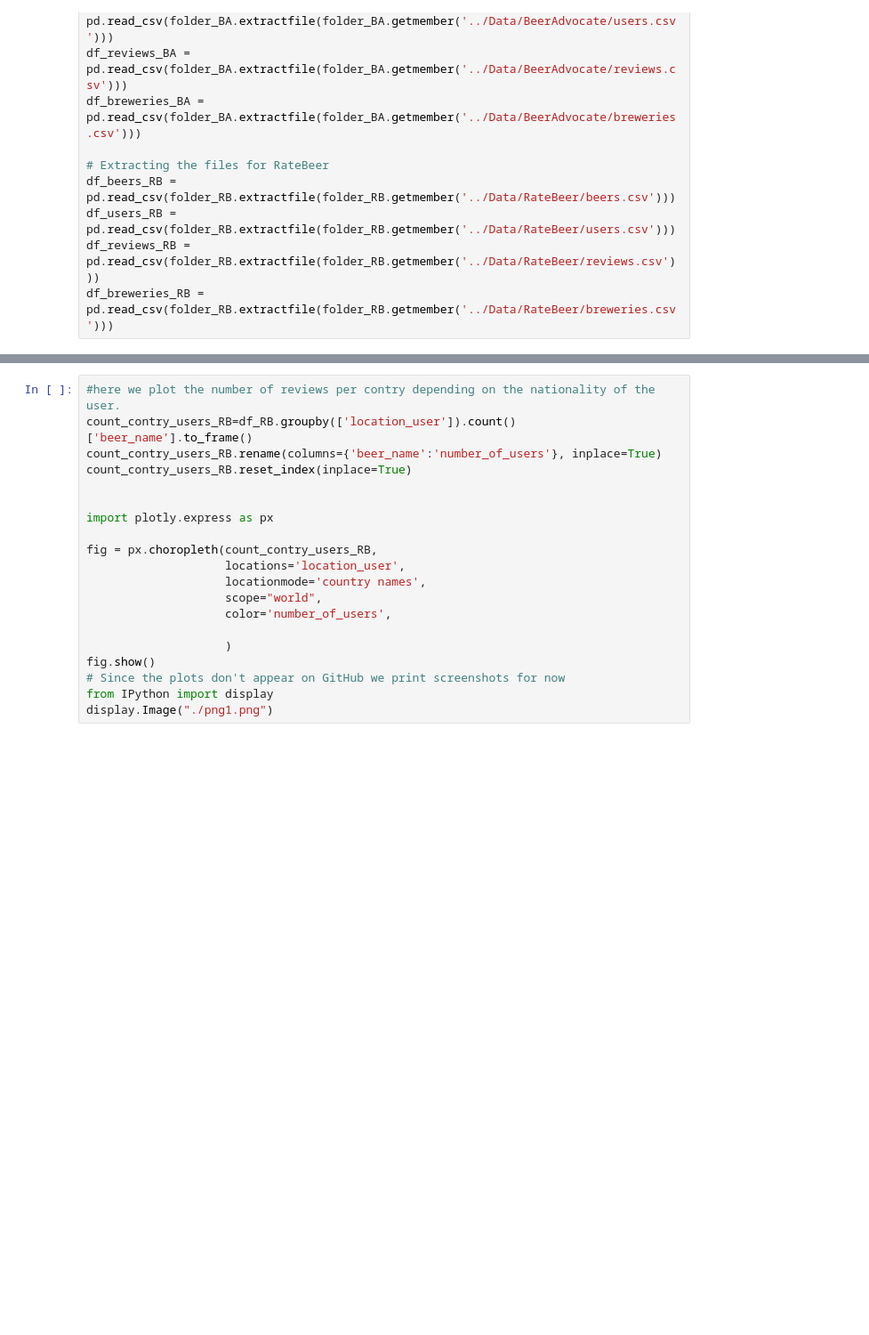
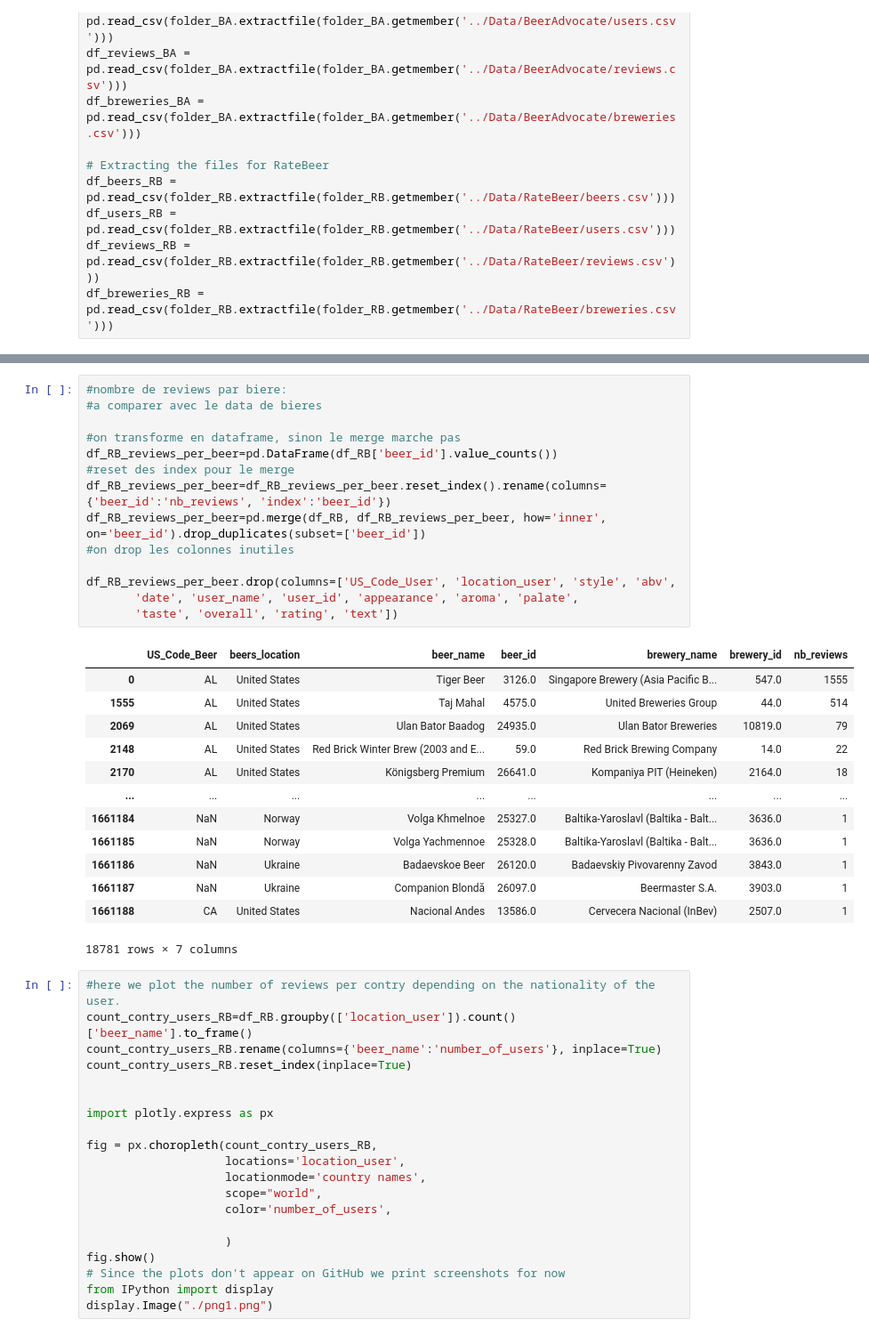
Before and after one commit to epfl-ada/ada-2022-project-datalcoholic, a Jupyter notebook: datalcholic_project_1.ipynb, the cells around one changed output, grey strips where cells are left out. Shown at 89% size. Saved outputs shown, nothing was run; the diff lists cells and outputs as text; blank space fills up the shorter version.

```diff
--- a/datalcholic_project_1.ipynb
+++ b/datalcholic_project_1.ipynb
@@ -101,3 +202,31 @@ df_RB
+# %%
+#nombre de reviews par biere:
+#a comparer avec le data de bieres
+
+#on transforme en dataframe, sinon le merge marche pas
+df_RB_reviews_per_beer=pd.DataFrame(df_RB['beer_id'].value_counts())
+#reset des index pour le merge
+df_RB_reviews_per_beer=df_RB_reviews_per_beer.reset_index().rename(columns={'beer_id':'nb_reviews', 'index':'beer_id'})
+df_RB_reviews_per_beer=pd.merge(df_RB, df_RB_reviews_per_beer, how='inner', on='beer_id').drop_duplicates(subset=['beer_id'])
+#on drop les colonnes inutiles
+
+df_RB_reviews_per_beer.drop(columns=['US_Code_User', 'location_user', 'style', 'abv',
+       'date', 'user_name', 'user_id', 'appearance', 'aroma', 'palate',
+       'taste', 'overall', 'rating', 'text'])
+# %% [output]
+|  | US_Code_Beer | beers_location | beer_name | beer_id | brewery_name | brewery_id | nb_reviews |
+| 0 | AL | United States | Tiger Beer | 3126.0 | Singapore Brewery (Asia Pacific B... | 547.0 | 1555 |
+| 1555 | AL | United States | Taj Mahal | 4575.0 | United Breweries Group | 44.0 | 514 |
+| 2069 | AL | United States | Ulan Bator Baadog | 24935.0 | Ulan Bator Breweries | 10819.0 | 79 |
+| 2148 | AL | United States | Red Brick Winter Brew (2003 and E... | 59.0 | Red Brick Brewing Company | 14.0 | 22 |
+| 2170 | AL | United States | Königsberg Premium | 26641.0 | Kompaniya PIT (Heineken) | 2164.0 | 18 |
+| ... | ... | ... | ... | ... | ... | ... | ... |
+| 1661184 | NaN | Norway | Volga Khmelnoe | 25327.0 | Baltika-Yaroslavl (Baltika - Balt... | 3636.0 | 1 |
+| 1661185 | NaN | Norway | Volga Yachmennoe | 25328.0 | Baltika-Yaroslavl (Baltika - Balt... | 3636.0 | 1 |
+| 1661186 | NaN | Ukraine | Badaevskoe Beer | 26120.0 | Badaevskiy Pivovarenny Zavod | 3843.0 | 1 |
+| 1661187 | NaN | Ukraine | Companion Blondă | 26097.0 | Beermaster S.A. | 3903.0 | 1 |
+| 1661188 | CA | United States | Nacional Andes | 13586.0 | Cervecera Nacional (InBev) | 2507.0 | 1 |
+18781 rows × 7 columns
 # %%
 #here we plot the number of reviews per contry depending on the nationality of the user.
 count_contry_users_RB=df_RB.groupby(['location_user']).count()['beer_name'].to_frame()
```
Also changed, not shown: parts of 9 cells of this notebook.
